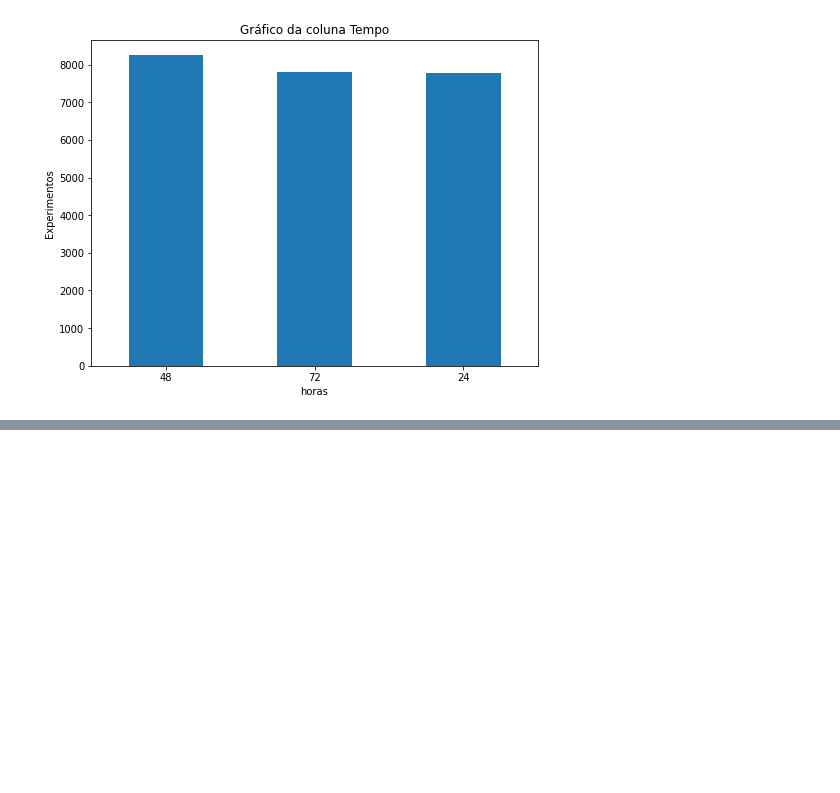
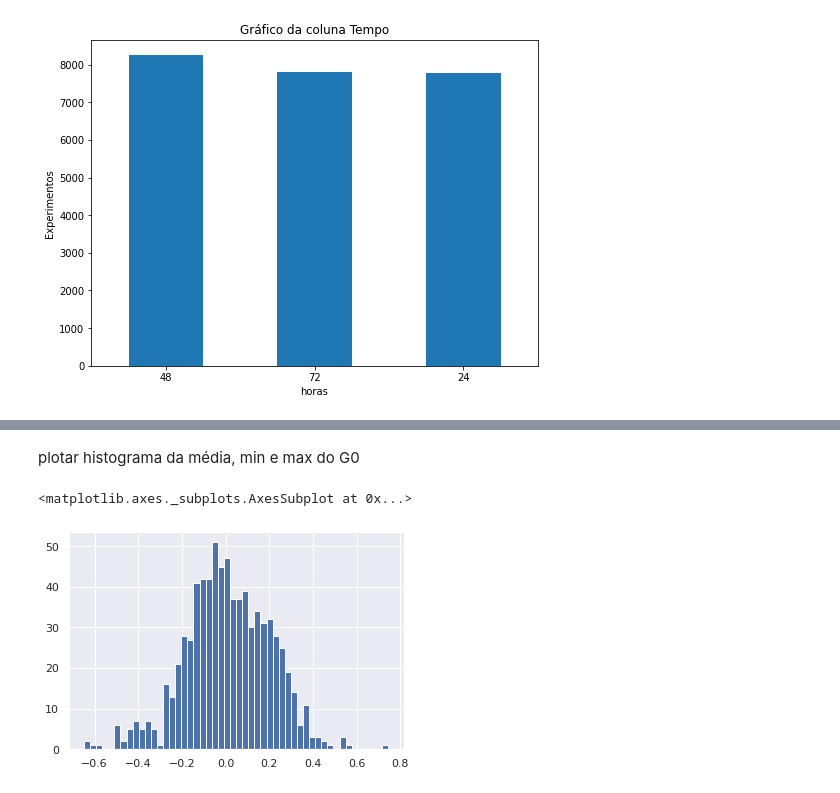
Before and after one commit to johnatanDM/imersaoDadosAlura, a Jupyter notebook: AluraImersaoDados3.ipynb, the cells around one changed output, grey strips where cells are left out. Cells and saved outputs as stored; diff of their text form; code cells hidden in the pictures; blank space fills up the shorter version.

```diff
--- a/AluraImersaoDados3.ipynb
+++ b/AluraImersaoDados3.ipynb
@@ -235,0 +297,7 @@ plt.xticks(rotation=0)
+# %% [markdown]
+plotar histograma da média, min e max do G0
+# %%
+dados_genes["mean"].hist(bins=50)
+# %% [output]
+<matplotlib.axes._subplots.AxesSubplot at 0x...>
+[figure, added]
```
Also changed, not shown: parts of 61 cells of this notebook.
